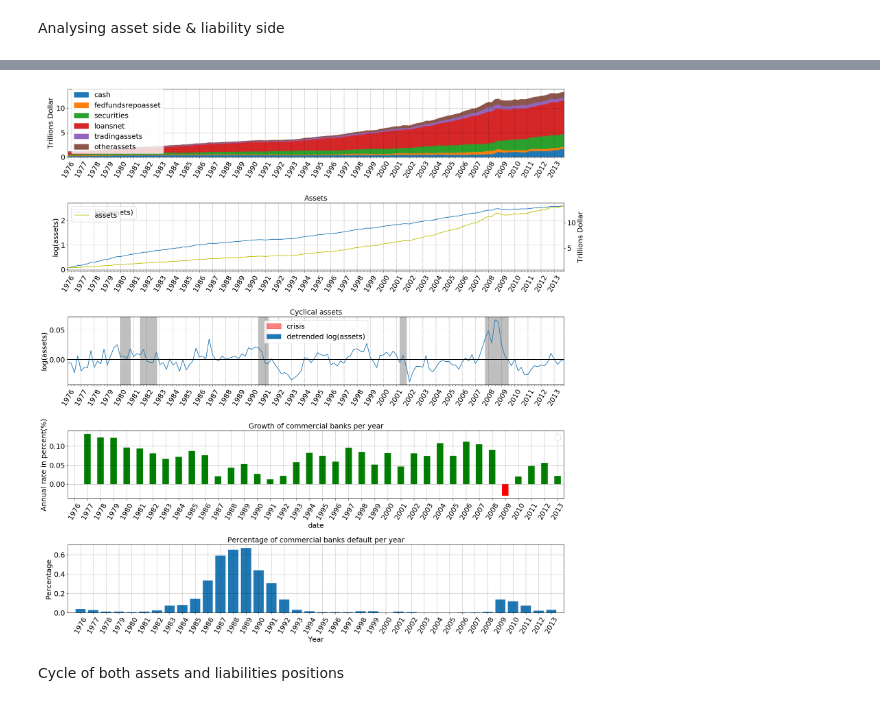
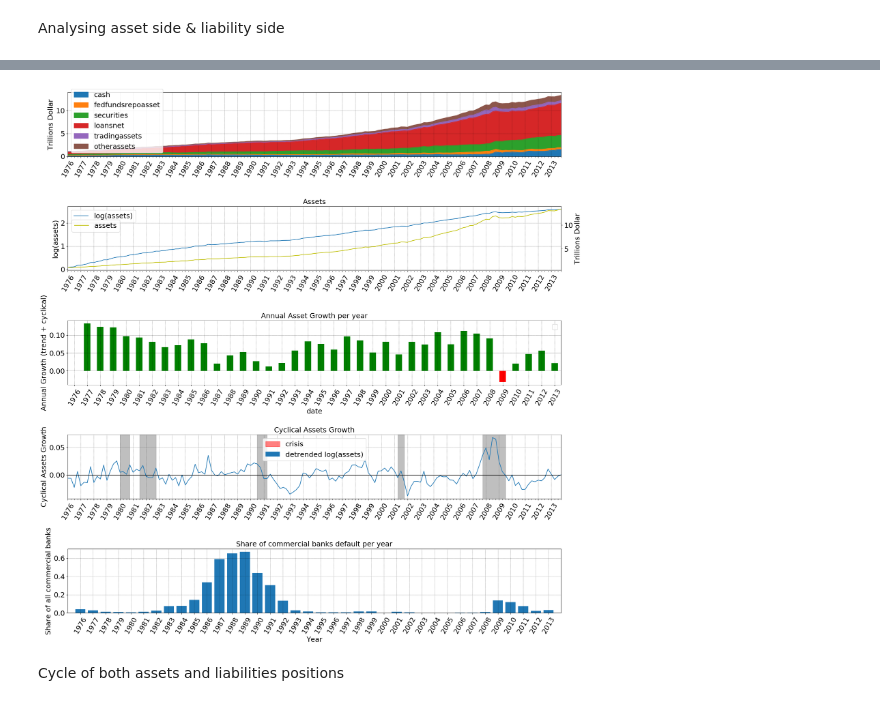
Before and after one commit to Alex-Telonic/BachelorThesisASch, a Jupyter notebook: OtherDescriptive_clean.ipynb, the cells around one changed output, grey strips where cells are left out. Saved outputs shown, nothing was run; the diff lists cells and outputs as text; code cells hidden in the pictures.

```diff
--- a/OtherDescriptive_clean.ipynb
+++ b/OtherDescriptive_clean.ipynb
@@ -241,62 +241,62 @@ ax[1].set_title("Assets")
 #graph: cyclical of log(assets)
 cycle, trend = sm.tsa.filters.hpfilter(df_agg_log.assets, 1600)
 df_agg_log["cycle"] = cycle
-df_agg_log.cycle.plot(ax=ax[2])
+df_agg_log.cycle.plot(ax=ax[3])
 
-ax[2].set_ylabel("log(assets)")
-ax[2].axhline(color="black")
-ax[2].set_xticks(range(0,151,4))
-ax[2].xaxis.set_minor_locator(AutoMinorLocator(4))
-ax[2].set_xticklabels(years, rotation=60)
+ax[3].set_ylabel("Cyclical Assets Growth")
+ax[3].axhline(color="black")
+ax[3].set_xticks(range(0,151,4))
+ax[3].xaxis.set_minor_locator(AutoMinorLocator(4))
+ax[3].set_xticklabels(years, rotation=60)
 red_patch = mpatches.Patch(color='red',alpha=0.5)
 red_patch1 = mpatches.Patch(color='C0', lw=0.2)
-ax[2].legend(handles=[red_patch, red_patch1], labels=["crisis", "detrended log(assets)"])
-ax[2].grid()
-ax[2].set_xlim(0, 151)
-plot_crisis(ax[2])
-ax[2].set_title("Cyclical assets")
+ax[3].legend(handles=[red_patch, red_patch1], labels=["crisis", "detrended log(assets)"])
+ax[3].grid()
+ax[3].set_xlim(0, 151)
+plot_crisis(ax[3])
+ax[3].set_title("Cyclical Assets Growth")
 
 #plot growth graph
 #ax4.bar(height =df_agg_pct_change.pct_change, x=df_agg_pct_change.index)
 df_agg_pct_change["positive"] = df_agg_pct_change["pct_change"] > 0
-df_agg_pct_change.plot(y="pct_change", kind="bar", ax=ax[3], color=df_agg_pct_change.positive.map({True: 'g', False: 'r'}))
-ax[3].grid()
-ax[3].legend("")
-ax[3].set_xticks(range(0,38))
-ax[3].set_ylabel("Annual rate in percent(%)")
-ax[3].set_xticklabels(years, rotation=60)
-ax[3].set_title("Growth of commercial banks per year")
+df_agg_pct_change.plot(y="pct_change", kind="bar", ax=ax[2], color=df_agg_pct_change.positive.map({True: 'g', False: 'r'}))
+ax[2].grid()
+ax[2].legend("")
+ax[2].set_xticks(range(0,38))
+ax[2].set_ylabel("Annual Growth (trend + cyclical)")
+ax[2].set_xticklabels(years, rotation=60)
+ax[2].set_title("Annual Asset Growth per year")
 
 
 #plot defaults graph
 
-ax[4].set_title("Percentage of commercial banks default per year")
-ax[4].set_ylabel("Percentage")
+ax[4].set_title("Share of commercial banks default per year")
+ax[4].set_ylabel("Share of all commercial banks")
 ax[4].set_xlabel("Year")
 x = np.arange(len(d_default_averageYear))
 ax[4].bar(x, d_default_averageYear.Percentage)
 ax[4].set_xticks(range(0,38))
 ax[4].set_xticklabels(years, rotation=60)
 ax[4].set_xlim(-1, 38)
 ax[4].grid()
 
 
 
 #plot twin axis for second graph
 ax_twin = ax[1].twinx()
 ax_twin.plot(df_agg_scaled.assets, "y")
-ax_twin.legend(["assets"], loc=[0.008, 0.72])
+ax_twin.legend(["assets"], loc=[0.008, 0.6])
 ax_twin.set_ylabel("Trillions Dollar")
 
 
 
 
 
 
 plt.tight_layout()
 plt.savefig('LatexVorlage/graphs/DescriptiveStats/OtherAnalysis_clean_AssetDistribution_7613.png')
 # %% [output]
-[figure, old version]
+[figure, new version]
 # %% [markdown]
 Cycle of both assets and liabilities positions
 # %%
```
Also changed, not shown: 12 other files.
